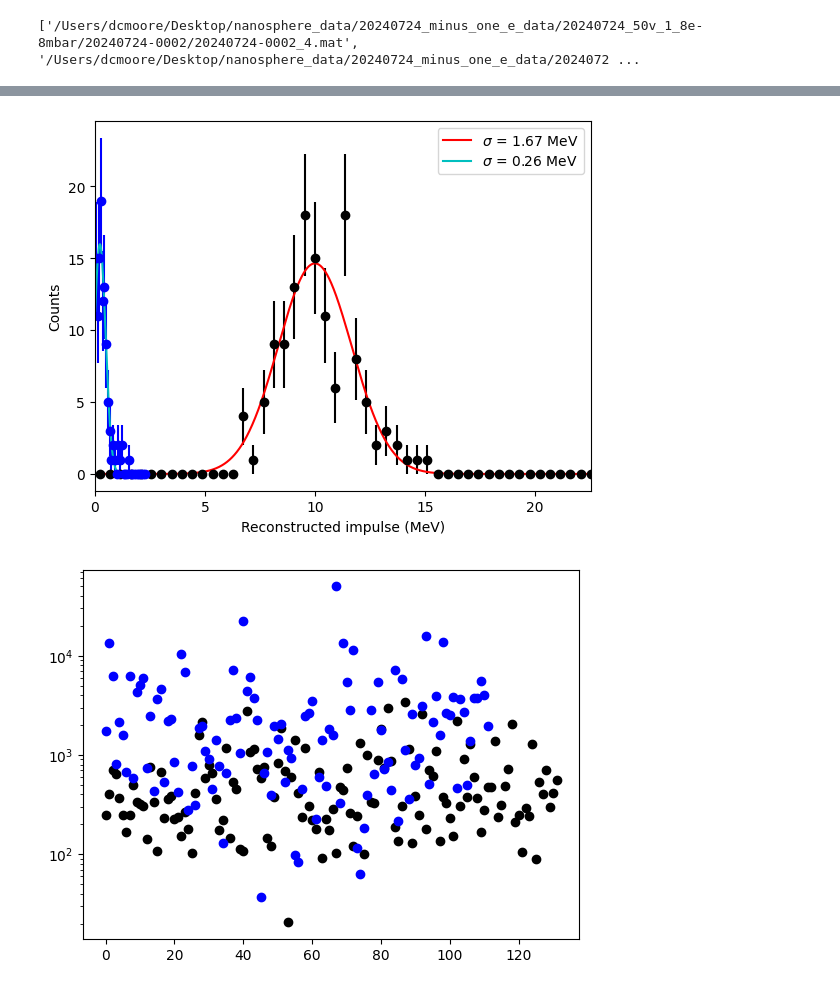
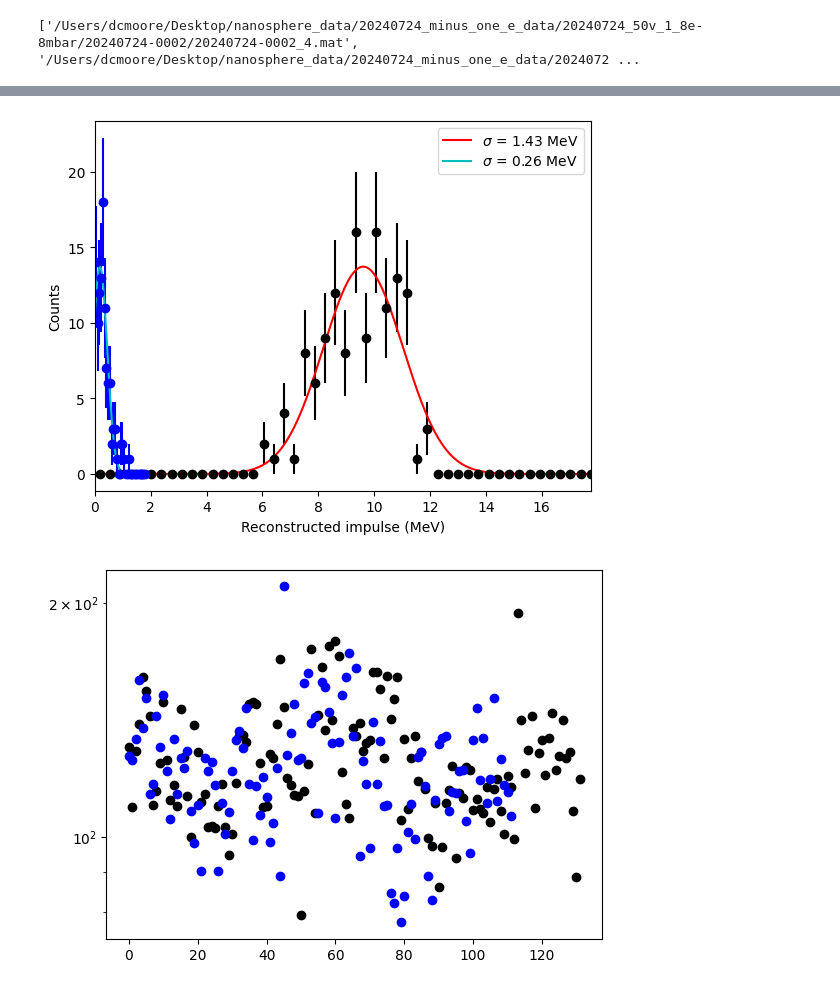
Before and after one commit to Moore-Lab/nanospheres, a Jupyter notebook: analysis/impulse_analysis/analyze_calibration_impulses.ipynb, the cells around one changed output, grey strips where cells are left out. Drawn from its saved outputs; the diff is of its cells as text; code cells hidden in the pictures.

```diff
--- a/analysis/impulse_analysis/analyze_calibration_impulses.ipynb
+++ b/analysis/impulse_analysis/analyze_calibration_impulses.ipynb
@@ -11,7 +11,7 @@ from matplotlib.backends.backend_pdf import PdfPages
 # %%
 data_path = '/Users/dcmoore/Desktop/nanosphere_data/' #"/Volumes/DATA/nanosphere_data"
 
-data_folder = '20240724_minus_one_e_data/20240724_50v_1_8e-8mbar'
+data_folder = '20240723_minus_one_e_data/20240723_20v_2e-8mbar'
 
 plots_path = '/Users/dcmoore/Library/CloudStorage/GoogleDrive-david.c.moore@yale.edu/My Drive/yale/uspheres/nanospheres/analysis'
 # %%
@@ -55,7 +55,7 @@ for data_file in data_files:
     time = np.arange(0, len(sphere_z)*tstep, tstep)
 
     filtered_data = ns.get_filtered_data(time, sphere_z, drive, filt_band, tstep, make_plot=False)
-    ns.get_psd(sphere_z, tstep, filtered_data = filtered_data, make_plot = False)
+    #ns.get_psd(sphere_z, tstep, filtered_data = filtered_data, make_plot = False)
 
     ## now find the impulses and step through each one, plotting and fitting
     impulse_idxs = ns.find_impulses(drive, make_plot=False)
@@ -86,7 +86,7 @@ for data_file in data_files:
             plt.subplot(len(impulse_idxs), 1, plot_idx+1)
             waveform_ax = plt.gca()
 
-            ax_list = [tf_ax, psd_ax, waveform_ax]
+            ax_list = [psd_ax, tf_ax, waveform_ax]
 
         amp, amp_lp, force_norm, f0, gamma = ns.deconvolve_force_amp(time, filtered_data, curr_window, lp_freq=low_pass_freq, make_plot=save_plot, ax_list=ax_list)
 
@@ -130,7 +130,7 @@ for data_file in data_files:
             plt.subplot(len(noise_idxs), 1, plot_idx+1)
             waveform_ax = plt.gca()
 
-            ax_list = [tf_ax, psd_ax, waveform_ax]
+            ax_list = [psd_ax, tf_ax, waveform_ax]
 
         amp, amp_lp, force_norm, f0, gamma = ns.deconvolve_force_amp(time, filtered_data, curr_window, lp_freq=low_pass_freq, make_plot=save_plot, ax_list=ax_list)
 
@@ -200,41 +197,41 @@ Working on impulse at time:  1.8724106218811727
 def gauss(x, A, mu, sigma):
     return A*np.exp(-(x-mu)**2/(2*sigma**2))
 # %%
-normed_amps = fit_amps[:,1]/fit_amps[:,2]
+normed_amps = fit_amps[:,1] #/fit_amps[:,2]
 bins = np.linspace(0, np.max(np.abs(normed_amps))*1.5, 50)
 hh, be = np.histogram(np.abs(normed_amps), bins=bins)
 bc = 0.5*(be[1:]+be[:-1])
 
 gp, gcov = op.curve_fit(gauss, bc, hh, p0=[np.max(hh), np.mean(np.abs(normed_amps)), np.std(np.abs(normed_amps))])
 
 cal_fac = 10.0/gp[1]
 
 xx = np.linspace(0,np.max(bc),1000)
 
-normed_noise = noise_amps[:,1]/noise_amps[:,2]
+normed_noise = noise_amps[:,1] #/noise_amps[:,2]
 noise_bins = np.linspace(0, np.max(np.abs(normed_noise))*1.5, 30)
 hh_noise, be = np.histogram(np.abs(normed_noise), bins=noise_bins)
 bc_noise = 0.5*(be[1:]+be[:-1])
 gp_noise, gcov_noise = op.curve_fit(gauss, bc_noise, hh_noise, p0=[np.max(hh_noise), np.mean(np.abs(normed_noise)), np.std(np.abs(normed_noise))])
 
 xx_noise = np.linspace(0,np.max(bc_noise),1000)
 
 plt.figure()
 plt.errorbar(bc*cal_fac, hh, yerr=np.sqrt(hh), fmt='ko')
 plt.plot(xx*cal_fac, gauss(xx, *gp), 'r', label="$\sigma$ = %.2f MeV" % (gp[2]*cal_fac))
 plt.errorbar(bc_noise*cal_fac, hh_noise, yerr=np.sqrt(hh_noise), fmt='bo')
 plt.plot(xx_noise*cal_fac, gauss(xx_noise, *gp_noise), 'c', label="$\sigma$ = %.2f MeV" % (gp_noise[2]*cal_fac))
 plt.xlim(0,np.max(bc)*cal_fac)
 plt.xlabel("Reconstructed impulse (MeV)")
 plt.ylabel("Counts")
 plt.legend()
 plt.show()
 # %% [output]
-[figure, old version]
+[figure, new version]
 # %%
 plt.figure()
 plt.semilogy(fit_amps[:,2], 'ko')
 plt.semilogy(noise_amps[:,2], 'bo')
 plt.show()
 # %% [output]
-[figure, old version]
+[figure, new version]
```
Also changed, not shown: parts of 2 cells of this notebook, 1 other file.
